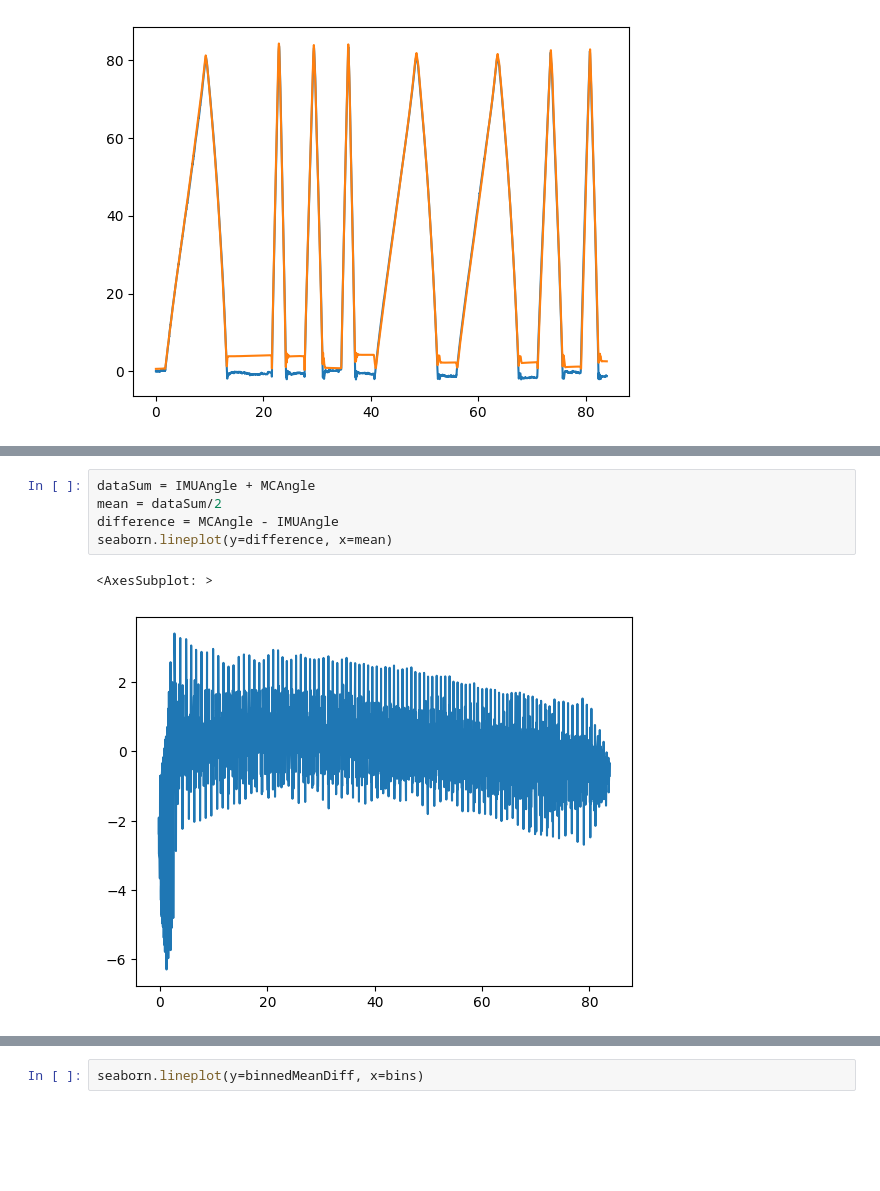
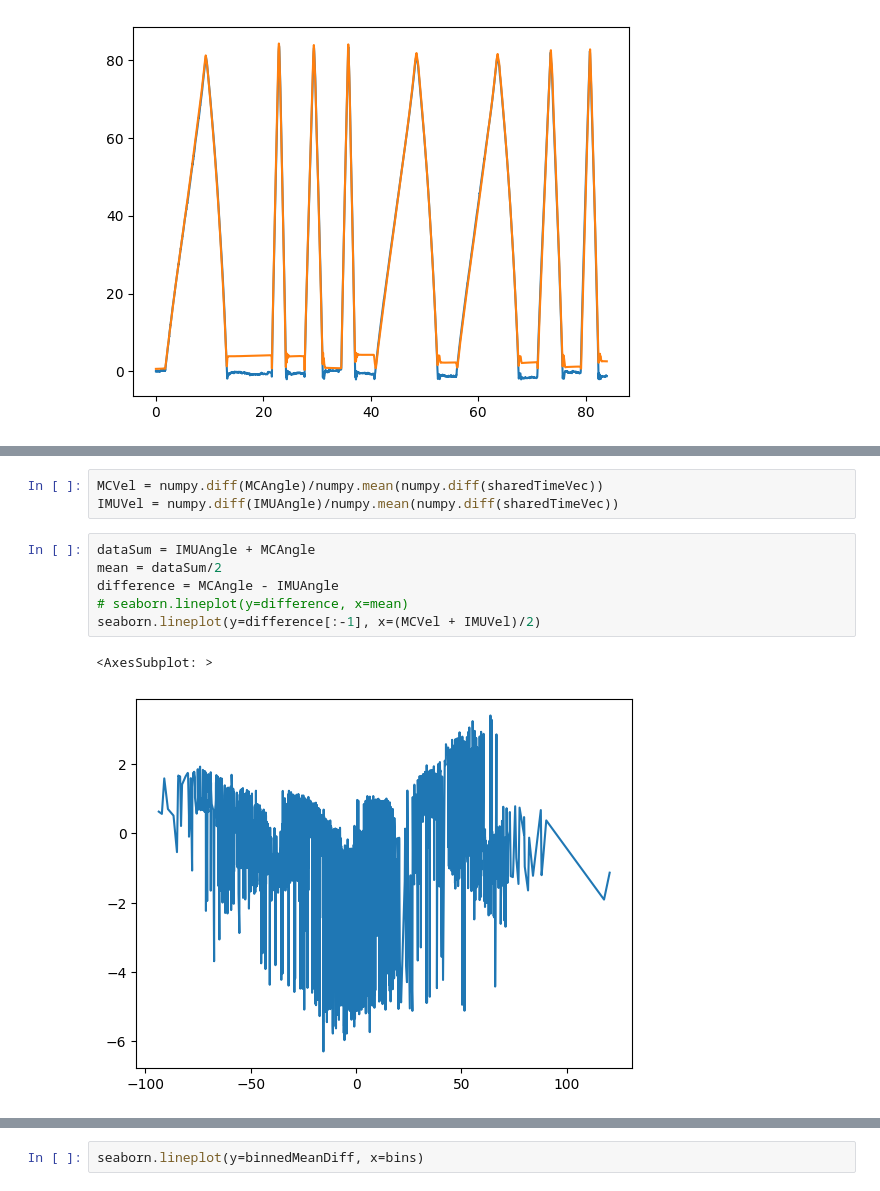
Before and after one commit to alejandromango/ArmAngleMotionTracking, a Jupyter notebook: ArmAngleAnalyzer.ipynb, the cells around one changed output, grey strips where cells are left out. Drawn from its saved outputs; the diff is of its cells as text; blank space fills up the shorter version.

```diff
--- a/ArmAngleAnalyzer.ipynb
+++ b/ArmAngleAnalyzer.ipynb
@@ -64,11 +94,15 @@ seaborn.lineplot(y=IMUAngle, x = sharedTimeVec)
+# %%
+MCVel = numpy.diff(MCAngle)/numpy.mean(numpy.diff(sharedTimeVec))
+IMUVel = numpy.diff(IMUAngle)/numpy.mean(numpy.diff(sharedTimeVec))
 # %%
 dataSum = IMUAngle + MCAngle
 mean = dataSum/2
 difference = MCAngle - IMUAngle
-seaborn.lineplot(y=difference, x=mean)
+# seaborn.lineplot(y=difference, x=mean)
+seaborn.lineplot(y=difference[:-1], x=(MCVel + IMUVel)/2)
 # %% [output]
 <AxesSubplot: >
-[figure, old version]
+[figure, new version]
 # %%
 bins = [-5, 0, 5, 10, 15, 20, 25, 30, 35, 40, 45, 50, 55, 60, 65, 70, 75, 80, 85, 90, 95, 100, 105, 110]
 indices = numpy.digitize(mean, bins)
```
Also changed, not shown: parts of 4 cells of this notebook.
